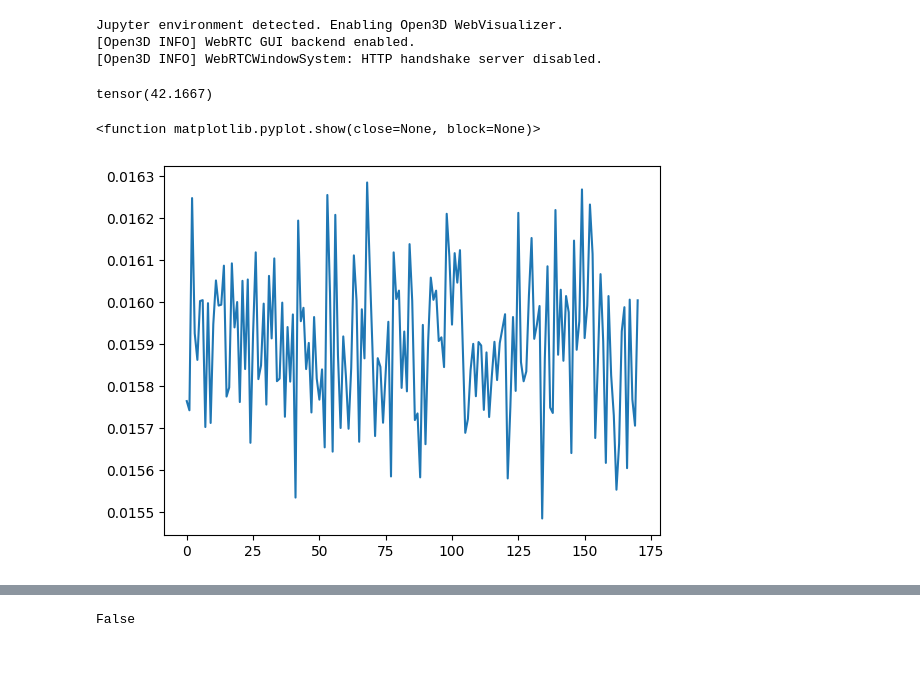
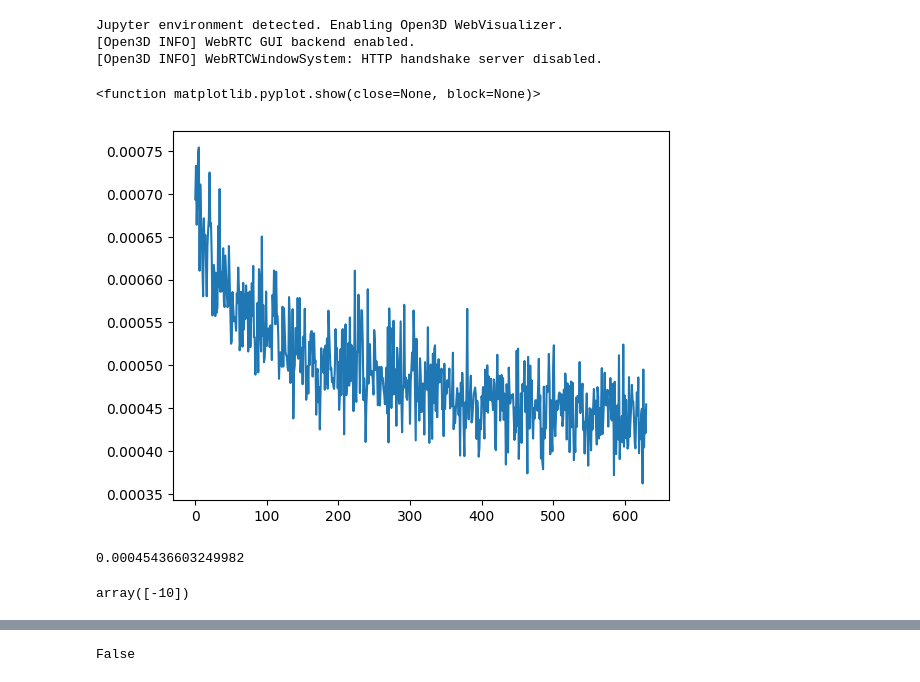
Before and after one commit to HonAnson/LiDAR_NeRF, a Jupyter notebook: playground.ipynb, the cells around one changed output, grey strips where cells are left out. Drawn from its saved outputs; the diff is of its cells as text; code cells hidden in the pictures.

Commit message:
working on visualization

```diff
--- a/playground.ipynb
+++ b/playground.ipynb
@@ -21,17 +21,6 @@ from train import getSamplesAndTarget, getSpacing
 Jupyter environment detected. Enabling Open3D WebVisualizer.
 [Open3D INFO] WebRTC GUI backend enabled.
 [Open3D INFO] WebRTCWindowSystem: HTTP handshake server disabled.
-# %%
-a = torch.tensor([[1,1,1],[1,1,1],[1,1,1],[1,1,1]], dtype = torch.float32)
-b = torch.tensor([[1,2,3],[4,5,6],[7,8,9],[10,11,12]], dtype = torch.float32)
-
-loss_MSE = nn.MSELoss()
-
-
-
-loss_MSE(a,b)
-# %% [output]
-tensor(42.1667)
 # %%
 name = r'building_with_rotation'
 path = r'datasets/registered/' + name + r'.json'
@@ -39,13 +28,14 @@ data = loadDataFromRegisteredSlam(path)
 # training_data = preProcess(data)
 # np.random.shuffle(training_data)
 # %%
-path = r'/home/ansonhon/anson/thesis/LiDAR_NeRF/local/job_output/ver_euclidean_trial0_losses.npy'
-
+path = r'/home/ansonhon/anson/thesis/LiDAR_NeRF/local/losses_record/ver_euclidean_trial1_losses.npy'
 losses = np.load(path)
-
-
-plt.plot(losses)
+plt.plot(losses[50:])
 plt.show
 # %% [output]
 <function matplotlib.pyplot.show(close=None, block=None)>
-[figure, old version]
+[figure, new version]
+# %%
+losses[-1]
+# %% [output]
+0.00045436603249982
@@ -51,0 +45,4 @@ plt.show
+# %%
+np.arange(-10,10,1000)
+# %% [output]
+array([-10])
```
Also changed, not shown: parts of 3 cells of this notebook, 4 other files.
